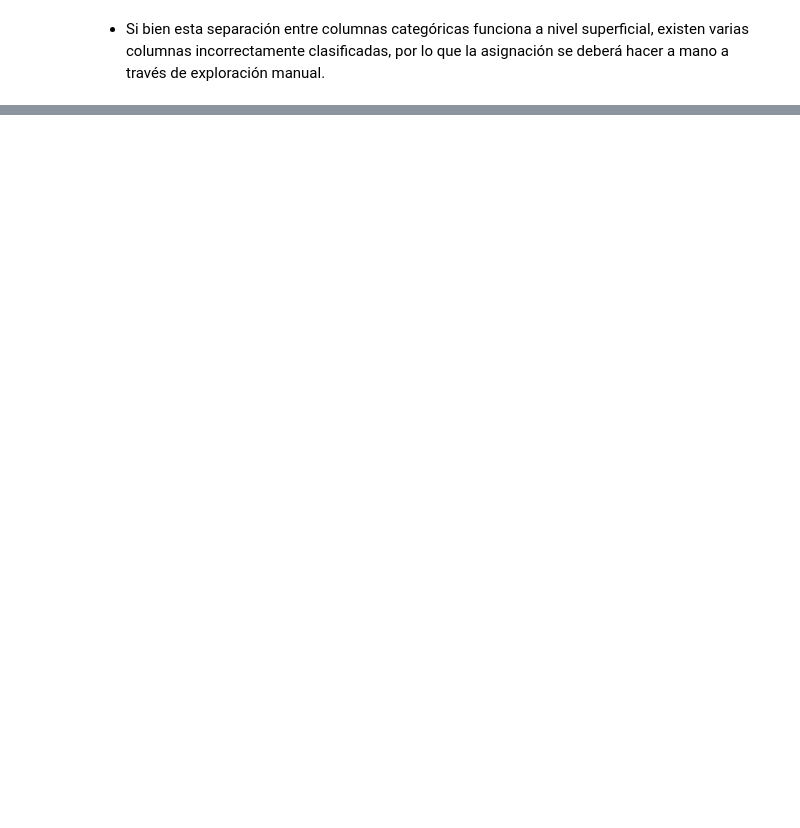
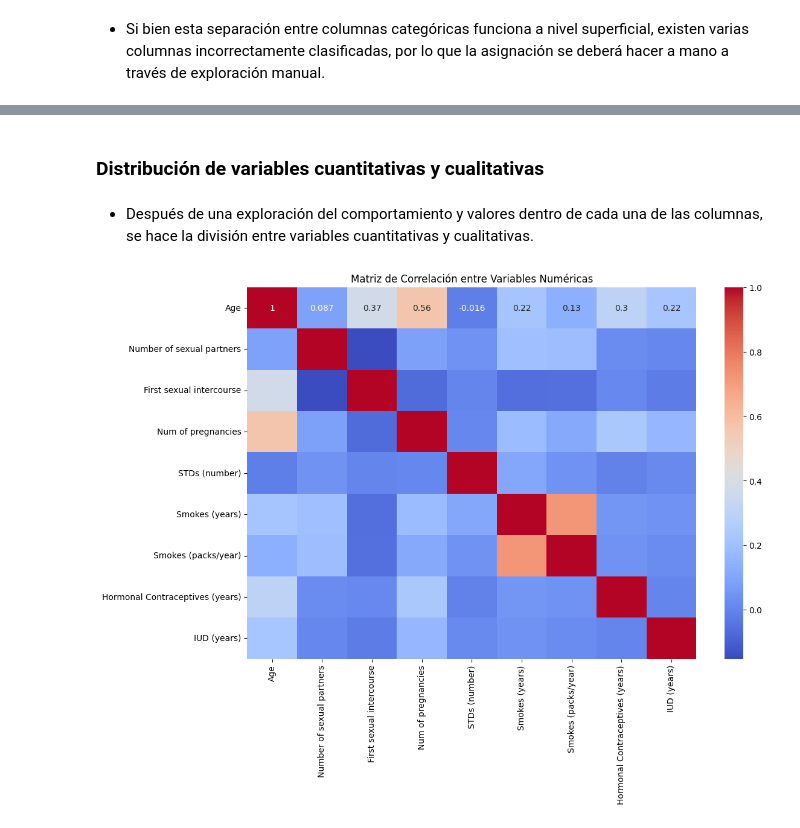
Before and after one commit to DiegoPerdomo0805/lab1-DataScience, a Jupyter notebook: exploración.ipynb, the cells around one changed output, grey strips where cells are left out. Drawn from its saved outputs; the diff is of its cells as text; code cells hidden in the pictures; blank space fills up the shorter version.

Commit message:
Manejo de variables cuantitativas
Exploración de correlación entre las variables cuantitativas, manejo de valores nulos e inflación de valores artificiales según tendencia de la variable.

```diff
--- a/exploración.ipynb
+++ b/exploración.ipynb
@@ -68,0 +118,2 @@ Quantitative Columns: ['Age', 'STDs: Number of diagnosis', 'Dx:Cancer', 'Dx:CIN'
+# %% [markdown]
+### Distribución de variables cuantitativas y cualitativas
@@ -68,0 +123,10 @@ Quantitative Columns: ['Age', 'STDs: Number of diagnosis', 'Dx:Cancer', 'Dx:CIN'
+# %% [markdown]
+- Después de una exploración del comportamiento y valores dentro de cada una de las columnas, se hace la división entre variables cuantitativas y cualitativas.
+# %%
+correlation_matrix = df[quantitative_columns].corr()
+plt.figure(figsize=(12, 8))
+sns.heatmap(correlation_matrix, annot=True, cmap='coolwarm')
+plt.title('Matriz de Correlación entre Variables Numéricas')
+plt.show()
+# %% [output]
+[figure, added]
```
Also changed, not shown: parts of 17 cells of this notebook.
